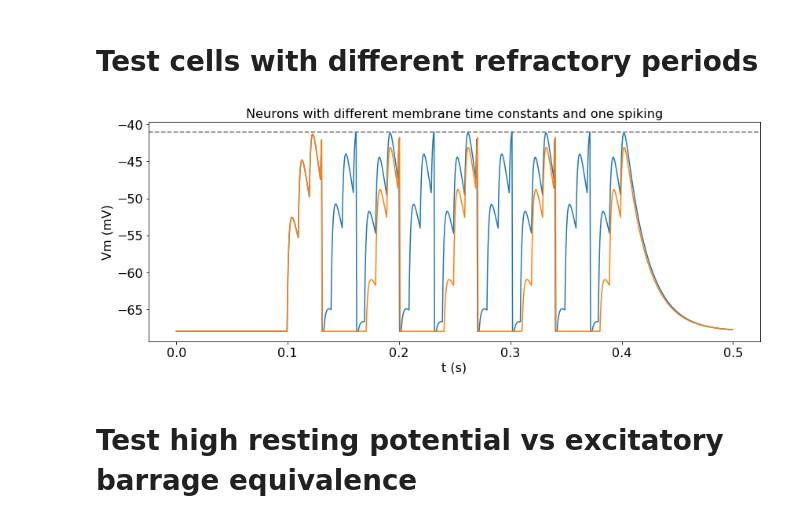
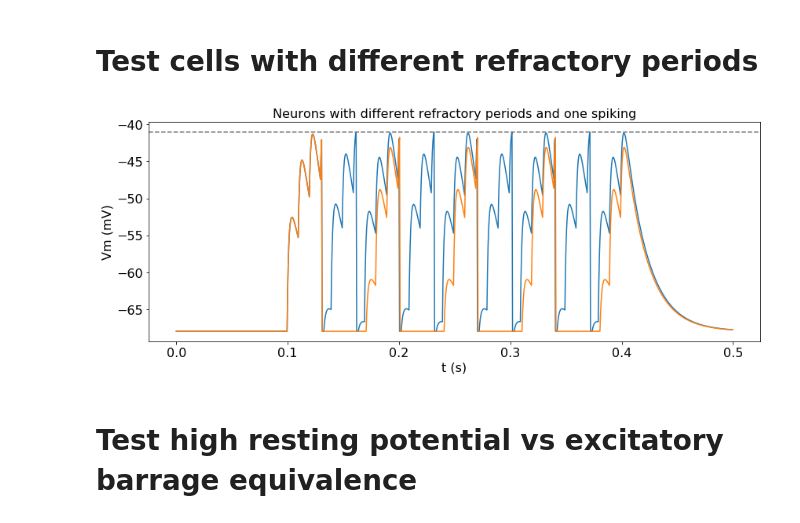
Before and after one commit to rkp8000/network_replay, a Jupyter notebook: test_ntwk.ipynb, the cells around one changed output. Cells and saved outputs as stored; diff of their text form; code cells hidden in the pictures.

```diff
--- a/test_ntwk.ipynb
+++ b/test_ntwk.ipynb
@@ -236,35 +383,35 @@ v_reset = -0.068 * np.ones(2)
 t_r = np.array([.002, .04])
 es_syn = {'AMPA': 0}
 ts_syn = {'AMPA': 0.002}
 ws_rcr = {'AMPA': np.zeros((2, 2))}
 ws_up = {'AMPA': 0.08 * np.eye(2)}
 
 dt = 0.0005
 ts = np.arange(0, 0.5, dt)
 spks_up = np.zeros((len(ts), 2))
 ts_spks_up = np.arange(.1, .4, .01)
 
 for t in ts_spks_up:
     spks_up[int(t/dt), :] = 1
 
 ntwk = LIFNtwk(
     t_m=t_m, e_l=e_l, v_th=v_th, v_reset=v_reset, t_r=t_r,
     es_syn=es_syn, ts_syn=ts_syn, ws_rcr=ws_rcr, ws_up=ws_up)
 
 resp = ntwk.run(spks_up=spks_up, dt=dt)
 
 fig, ax = plt.subplots(1, 1, figsize=(12, 5), tight_layout=True)
 
 ax.plot(ts, 1000 * resp.vs)
 ax.axhline(-41, color='gray', ls='--')
 
 ax.set_xlabel('t (s)')
 ax.set_ylabel('Vm (mV)')
-ax.set_title('Neurons with different membrane time constants and one spiking')
+ax.set_title('Neurons with different refractory periods and one spiking')
 
 set_font_size(ax, 16)
 # %% [output]
-[figure, old version]
+[figure, new version]
 # %% [markdown]
 # Test high resting potential vs excitatory barrage equivalence
 # %%
```
Also changed, not shown: parts of 6 cells of this notebook, 1 other file.
